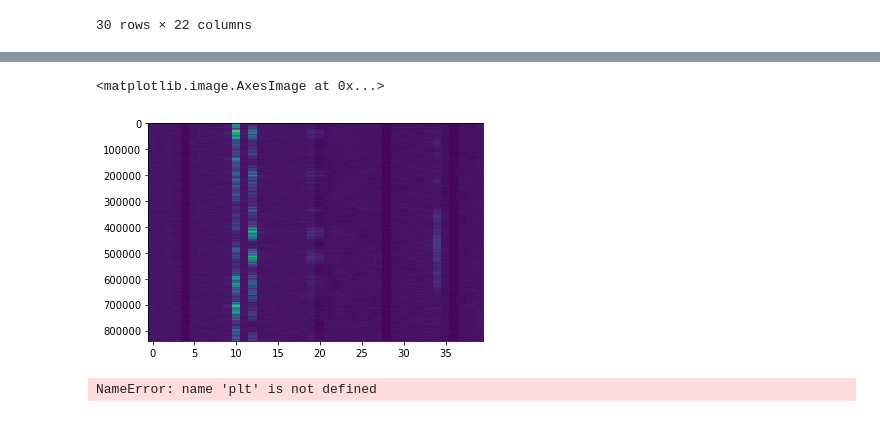
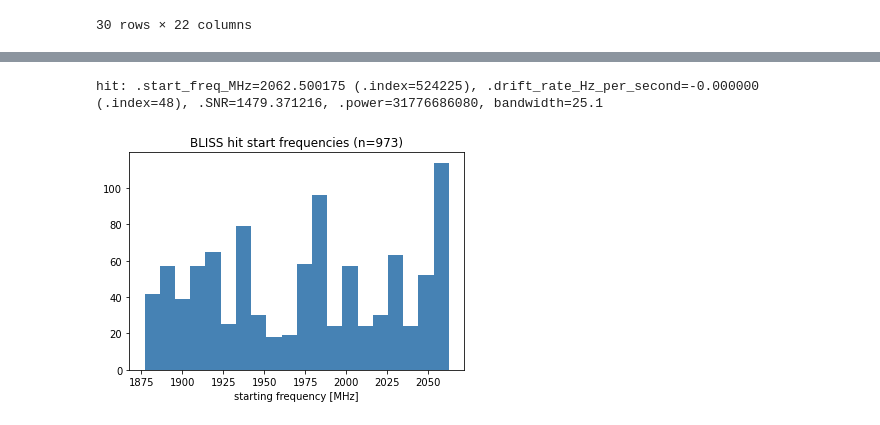
Before and after one commit to bjacobell/gbt-hdbscan, a Jupyter notebook: blimpy_test.ipynb, the cells around one changed output, grey strips where cells are left out. Saved outputs shown, nothing was run; the diff lists cells and outputs as text; code cells hidden in the pictures.

Commit message:
plotting bliss hit parameters

```diff
--- a/blimpy_test.ipynb
+++ b/blimpy_test.ipynb
@@ -136,9 +116,37 @@ plot_dat = dat.reshape(dat.shape[0], dat.shape[2])
-# %%
-plt.imshow(plot_dat[:,1420:1460], aspect='auto', interpolation='none')
-# %% [output]
-<matplotlib.image.AxesImage at 0x...>
-[figure, removed]
-# %%
-plt.imshow(plot_dat[:,1420:1460], aspect='auto', interpolation='none')
-# %% [output]
-NameError: name 'plt' is not defined
+# %%
+##### Plotting parameters from .dat file (turboSETI) and pickled hits file (BLISS)
+
+# open bliss_hits:
+
+with open("bliss_hits", "rb") as fp:
+    bliss_hits = pickle.load(fp)
+
+print(bliss_hits[0])
+# %% [output]
+hit: .start_freq_MHz=2062.500175 (.index=524225), .drift_rate_Hz_per_second=-0.000000 (.index=48), .SNR=1479.371216, .power=31776686080, bandwidth=25.1
+# %%
+# grab starting frequencies, drift rates, SNRs
+
+freqs = []
+drifts = []
+snrs = []
+
+for hit in bliss_hits:
+    freq = (hit.split('start_freq_MHz='))[1].split(' (.index')[0]
+    drift = (hit.split('drift_rate_Hz_per_second='))[1].split(' (.index')[0]
+    snr = (hit.split('SNR='))[1].split(', ')[0]
+    freqs.append(float(freq))
+    drifts.append(float(drift))
+    snrs.append(float(snr))
+
+freqs = np.array(freqs)
+drifts = np.array(drifts)
+snrs = np.array(snrs)
+# %%
+plt.hist(freqs, bins=20, color='steelblue')
+plt.title(f'BLISS hit start frequencies (n={len(freqs)})')
+plt.xlabel('starting frequency [MHz]')
+#plt.grid()
+plt.show()
+# %% [output]
+[figure, added]
```
Also changed, not shown: parts of 12 cells of this notebook, 2 other files.
